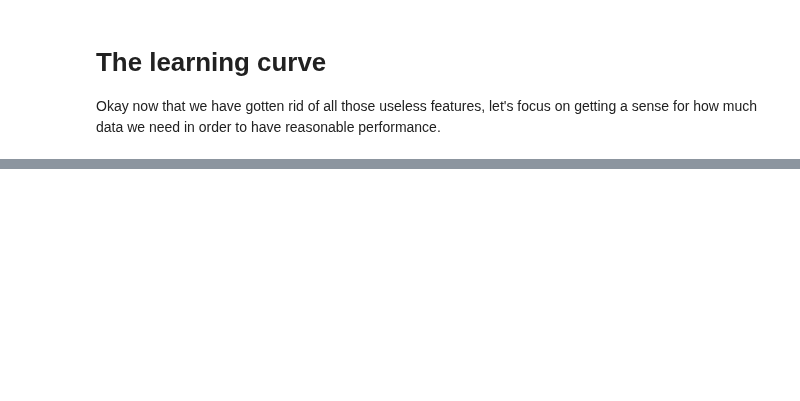
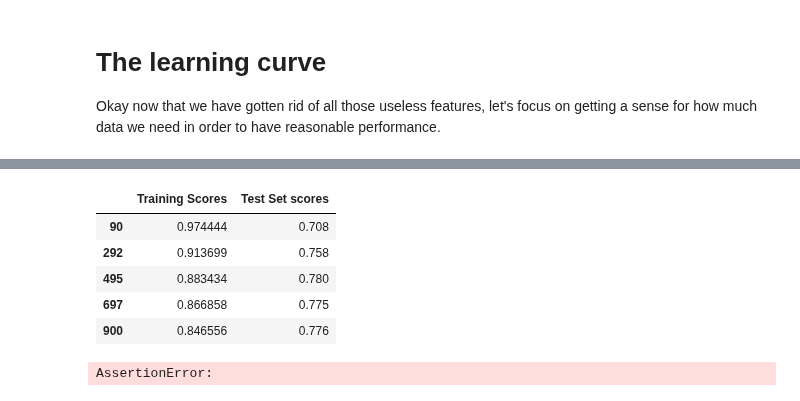
Before and after one commit to MafaldaPaco/batch3-workspace, a Jupyter notebook: S01/SLU16 - Data Sufficiency and Selection/Exercise notebook.ipynb, the cells around one changed output, grey strips where cells are left out. Saved outputs shown, nothing was run; the diff lists cells and outputs as text; code cells hidden in the pictures; blank space fills up the shorter version.

```diff
--- a/S01/SLU16 - Data Sufficiency and Selection/Exercise notebook.ipynb
+++ b/S01/SLU16 - Data Sufficiency and Selection/Exercise notebook.ipynb
@@ -173,10 +169,9 @@ abs_coefs.plot.barh();
 # now remove the 3 remaining useless features and store them in
 # the variable X_2
 
-# X_2 = X_1.drop(...)
+X_2 = X_1.drop(['feature_0', 'feature_5', 'feature_1'], axis=1)
 
 # YOUR CODE HERE
-raise NotImplementedError()
 # %%
 ### BEGIN TESTS
 assert _hash(list(sorted(X_2.columns))) == '0ba088ebdcf2b8598c95a2a89cf140b86ec1d6d5'
@@ -222,14 +231,18 @@ reasonable performance.
 # how increasing amounts of data affect the performance
 
 # HINT: just use the snippet from the Learning Notebook
-train_scores_mean = None
-test_scores_mean = None
 
 # instantiate a classifier that you will inspect the learning rate of
 from sklearn.tree import DecisionTreeClassifier
 clf = DecisionTreeClassifier(max_depth=5, random_state=1)
+train_sizes, train_scores, test_scores = learning_curve(clf, X_2, y, cv=10)
+
+train_scores_mean = np.mean(train_scores, axis=1)
+test_scores_mean = np.mean(test_scores, axis=1)
+
+clf.fit(X_2, y)
 
 # IMPORTANT: Be sure to train on X_2
 
 # YOUR CODE HERE
-raise NotImplementedError()
+sum(test_scores_mean)
@@ -252,2 +269,11 @@ learning_curve_df.plot.line(
+# %%
+learning_curve_df
+# %% [output]
+|  | Training Scores | Test Set scores |
+| 90 | 0.974444 | 0.708 |
+| 292 | 0.913699 | 0.758 |
+| 495 | 0.883434 | 0.780 |
+| 697 | 0.866858 | 0.775 |
+| 900 | 0.846556 | 0.776 |
 # %%
 # Now select the minimum training set size that this particular classifier
@@ -260,4 +287,6 @@ raise NotImplementedError()
 # %%
 ### BEGIN TESTS
-assert _hash(min_train_set_size) == 'ba30fd97b4127db56e9f4d3d9c030d71646fd2e7'
+assert _hash(min_train_set_size) == '0bad865a02d82f4970687ffe1b80822b76cc0626'
 ### END TESTS
+# %% [output]
+AssertionError:
```
Also changed, not shown: parts of 14 cells of this notebook.
